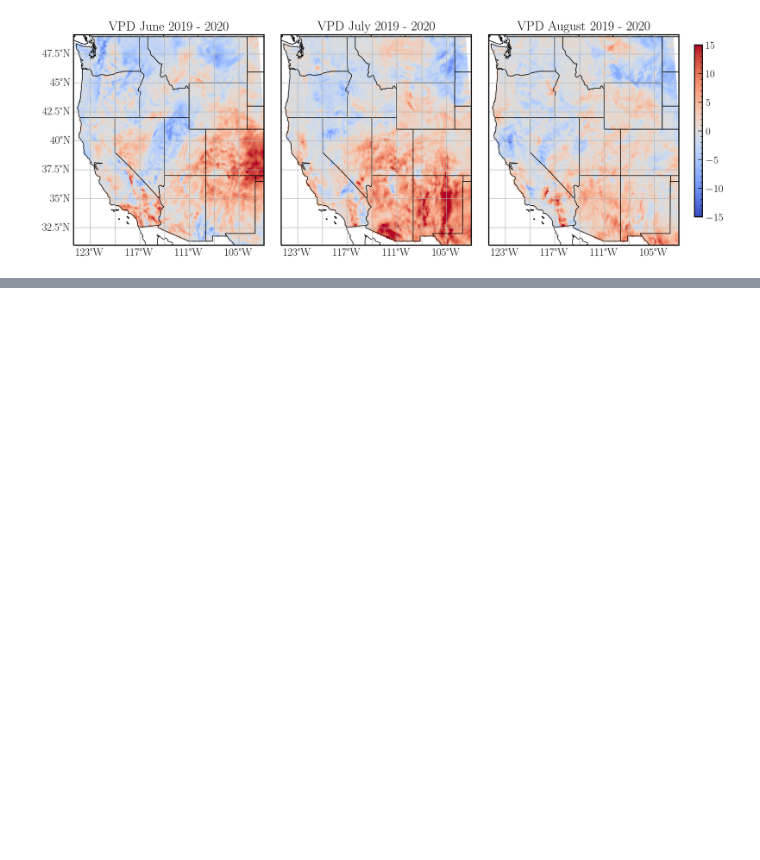
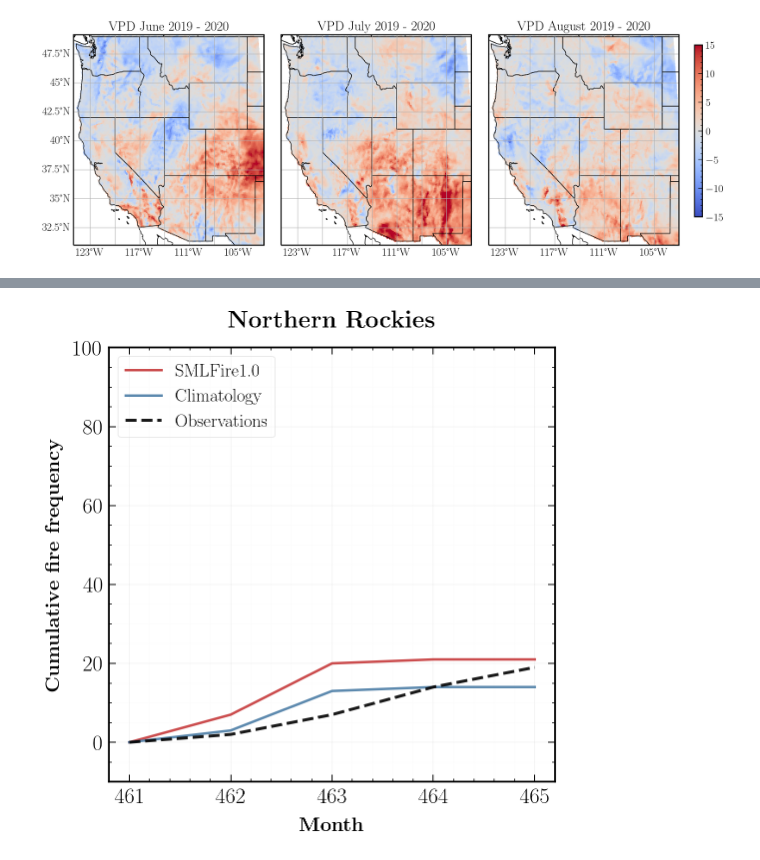
Before and after one commit to jtbuch/SEASFire, a Jupyter notebook: scripts/seas_fire_forecasts.ipynb, the cells around one changed output, grey strips where cells are left out. Drawn from its saved outputs; the diff is of its cells as text; code cells hidden in the pictures; blank space fills up the shorter version.

```diff
--- a/scripts/seas_fire_forecasts.ipynb
+++ b/scripts/seas_fire_forecasts.ipynb
@@ -406,9 +407,13 @@ ax2.set_title(r'VPD August 2019 - 2020', fontsize= 22);
 # %%
+start_year= 1984
+end_year= 2019
+tot_years= end_year - start_year + 1
+start_month= 6 # index of start month with January = 1
+tot_months= len(pred_mon_arr)
+seas_mon_arr= baseline_mon_arr_func(start_yr= start_year, end_yr= end_year, mindx= np.arange(0, tot_months, 1) + start_month)
+
 freq_id= '08_07_23'
 seed= 654
-start_month= 5
-final_month= 432
-seas_mon_arr= np.sort(np.append(np.append(np.arange(start_month, final_month, 12), np.arange(start_month + 1, final_month, 12)), np.arange(start_month + 2, final_month, 12)))
 mdn_freq_train_ur_df= pd.read_hdf('../sav_files/fire_freq_pred_dfs/mdn_ds_%s'%freq_id + '_mon_fire_freq_%s.h5'%seed)
 mdn_freq_train_ur_df= mdn_freq_train_ur_df.reset_index().rename(columns= {'index': 'month'})
 mdn_freq_train_df= mdn_freq_train_ur_df[mdn_freq_train_ur_df.month.isin(seas_mon_arr)].reset_index(drop= True)
@@ -538,3 +514,25 @@ for ind in tqdm(np.hstack(pred_loc_arr)):
 
 nan_ind_arr= X_pred_ur_df['Tmax'].isna()
 X_pred_ur_df.loc[nan_ind_arr, 'pred_fire_freq']= np.nan
+# %%
+rindx= 7
+fig, ax= plt.subplots(figsize= (8, 8))
+
+plt.plot(X_pred_ur_df.groupby('reg_indx').get_group(rindx).month.unique(), np.cumsum(X_pred_ur_df.groupby('reg_indx').get_group(rindx).groupby('month')['pred_fire_freq'].sum()), \
+                                                                                                                label= 'SMLFire1.0', linewidth= 2.5)
+plt.plot(X_pred_ur_df.groupby('reg_indx').get_group(rindx).month.unique(), np.cumsum(obs_fire_freq_climatology(fire_freq_df= clim_df, pred_mons= [6, 7, 8, 9, 10], regindx= rindx)), \
+                                                                                                                label= 'Climatology', linewidth= 2.5)
+plt.plot(X_pred_ur_df.groupby('reg_indx').get_group(rindx).month.unique(), np.cumsum(X_pred_ur_df.groupby('reg_indx').get_group(rindx).groupby('month')['fire_freq'].sum()), \
+                                                                                                                label= 'Observations', linestyle='--', color='black', linewidth= 3)
+
+ax.set_ylabel(r'{\bf Cumulative fire frequency}', fontsize= 20, labelpad= 10);
+ax.set_xlabel(r'{\bf Month}', fontsize= 20, labelpad= 10);
+ax.set_ylim(-10, 100)
+
+ax.set_title(r'{\bf %s}'%reg_name[rindx], fontsize= 24, pad= 20);
+ax.tick_params(labeltop=False, top=True, labelright=False, right=True, which='both', labelsize= 22);
+ax.legend(loc= 'upper left', frameon= True, fontsize= 18);
+ax.grid(visible=True, which='major', color='black', alpha=0.05, linestyle='-');
+ax.grid(visible=True, which='minor', color='black', alpha=0.01, linestyle='-');
+# %% [output]
+[figure, added]
```
Also changed, not shown: parts of 22 cells of this notebook, 4 other files.
